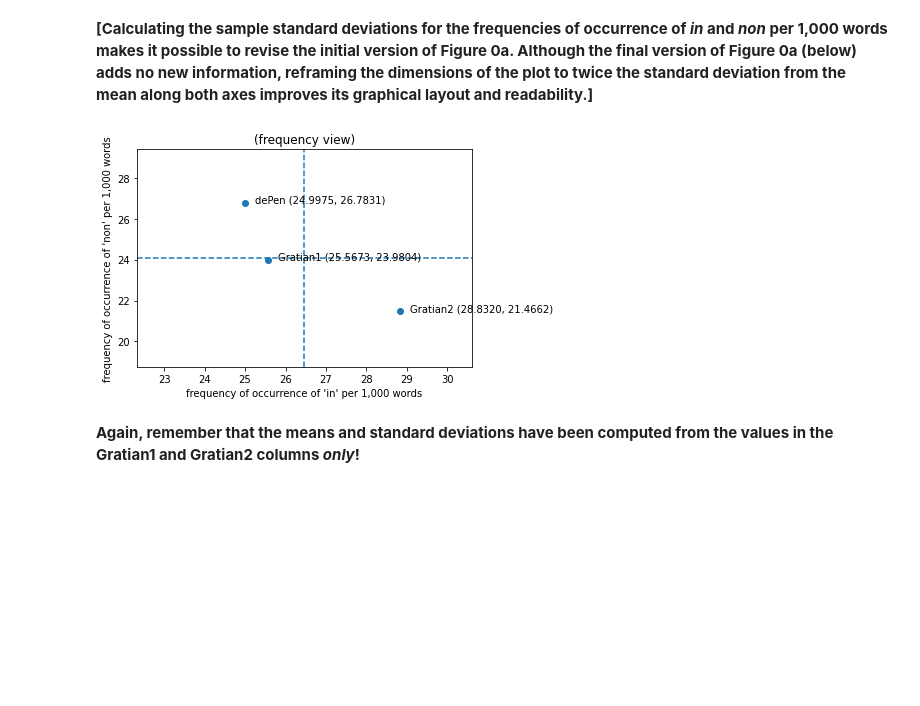
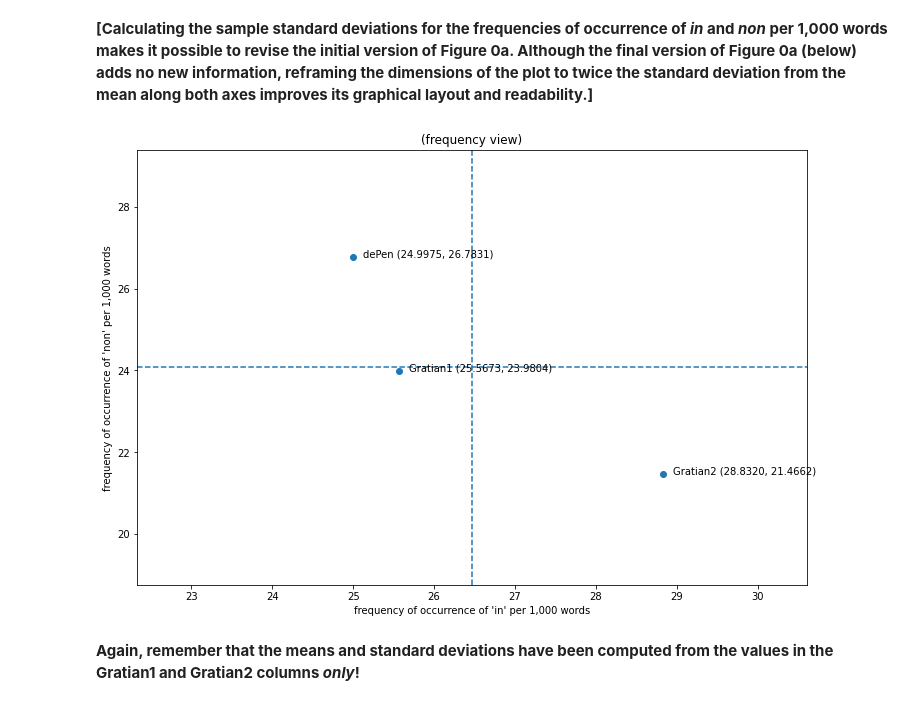
Before and after one commit to decretist/Delta, a Jupyter notebook: notebook/Chapter4.ipynb, the cells around one changed output. Saved outputs shown, nothing was run; the diff lists cells and outputs as text; code cells hidden in the pictures; blank space fills up the shorter version.

```diff
--- a/notebook/Chapter4.ipynb
+++ b/notebook/Chapter4.ipynb
@@ -194,29 +195,31 @@ standard_deviations
 # %%
 x_values = selected.values[0].tolist()
 y_values = selected.values[1].tolist()
+pp.figure(figsize=(12, 8)) # Jupyter
+# pp.figure(figsize=(8.0,4.8), dpi=300)
 pp.scatter(x_values, y_values)
 pp.axis([means['mean'].tolist()[0] - 2 * standard_deviations['std'].tolist()[0],
         means['mean'].tolist()[0] + 2 * standard_deviations['std'].tolist()[0],
         means['mean'].tolist()[1] - 2 * standard_deviations['std'].tolist()[1],
         means['mean'].tolist()[1] + 2 * standard_deviations['std'].tolist()[1]])
 pp.axhline(means['mean'].tolist()[1], linestyle='dashed')
 pp.axvline(means['mean'].tolist()[0], linestyle='dashed')
 pp.xlabel(f'frequency of occurrence of \'{selected.index.values[0]}\' per 1,000 words')
 pp.ylabel(f'frequency of occurrence of \'{selected.index.values[1]}\' per 1,000 words')
 labels = list(selected.columns)
 for i in range(len(labels)):
     pp.annotate(
         f'{labels[i]} ({x_values[i]:.4f}, {y_values[i]:.4f})',
         (x_values[i], y_values[i]),
         textcoords="offset points",
         xytext=(10,0),
         ha='left'
     )
 pp.title('(frequency view)')
 # pp.savefig('./Figure_0a') # PNG
 pp.show()
 # %% [output]
-[figure, old version]
+[figure, new version]
 # %% [markdown]
 **Again, remember that the means and standard deviations have been computed from the values in the Gratian1 and Gratian2 columns *only*!**
 # %% [markdown]
```
Also changed, not shown: parts of 1 cell of this notebook.
